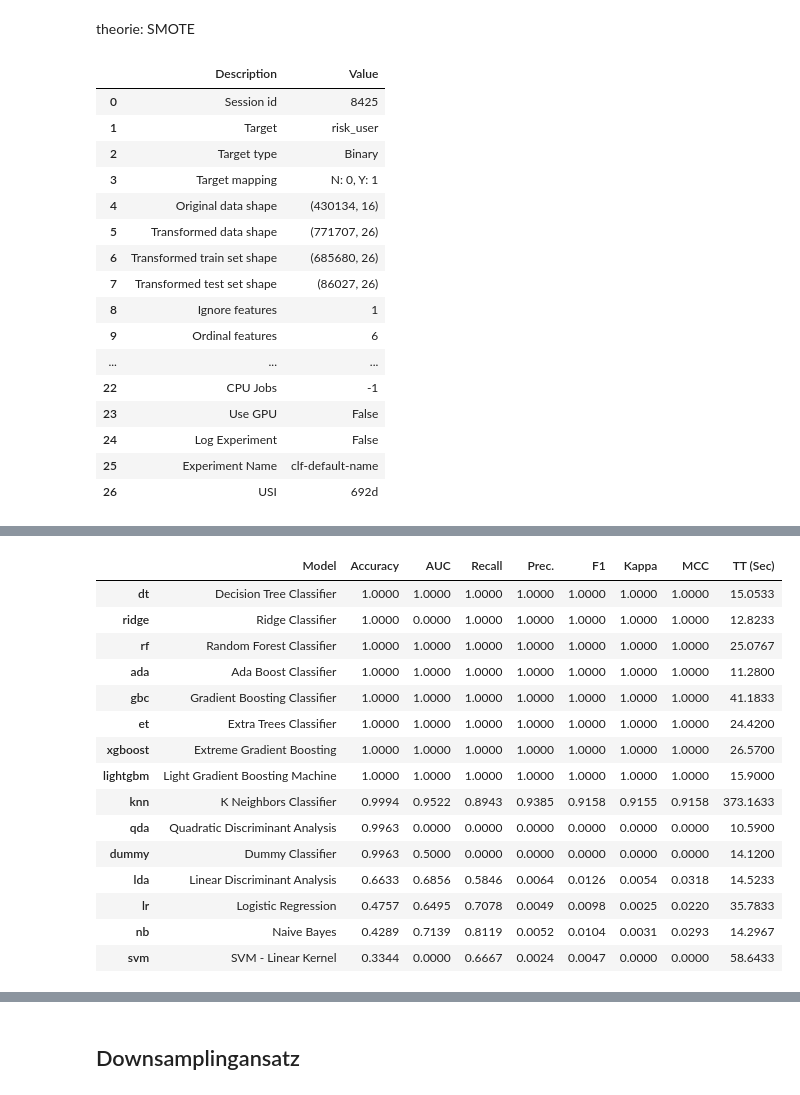
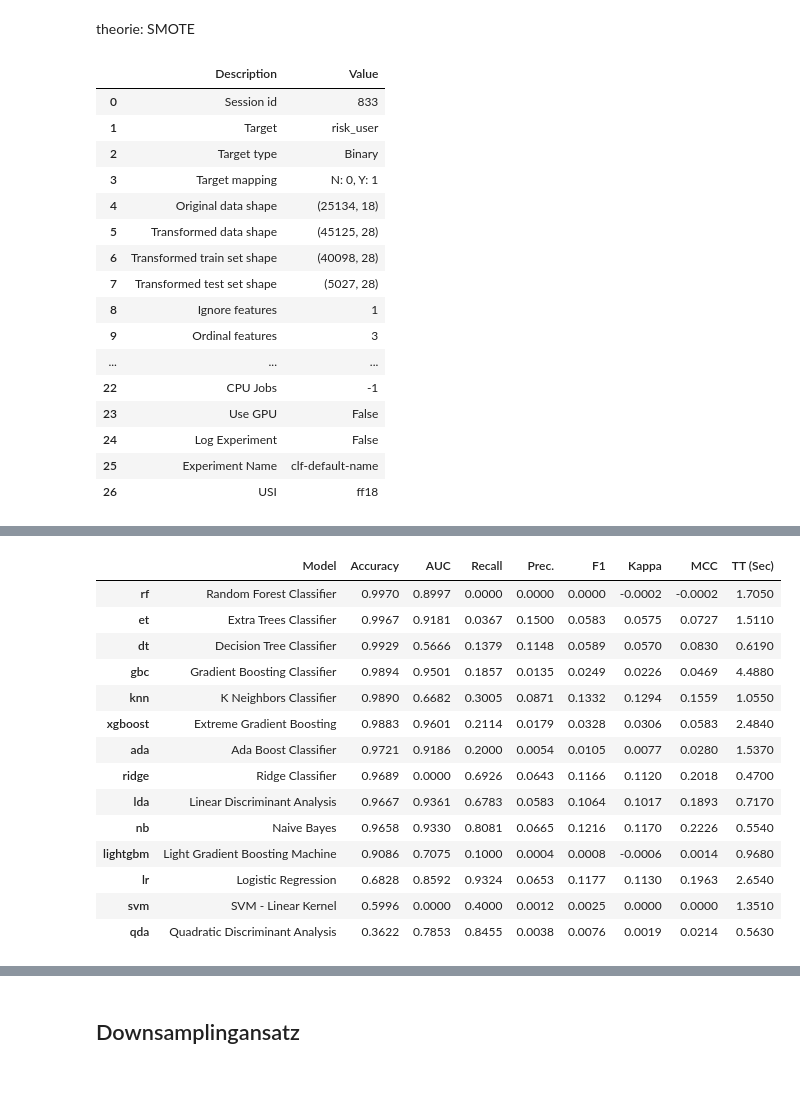
Before and after one commit to yassdenn/cca, a Jupyter notebook: MAIN.ipynb, the cells around one changed output, grey strips where cells are left out. Saved outputs shown, nothing was run; the diff lists cells and outputs as text; code cells hidden in the pictures.

```diff
--- a/MAIN.ipynb
+++ b/MAIN.ipynb
@@ -413,47 +327,47 @@ theorie: Cross validierung, weil es hier verwendet wird
 # %% [markdown]
 theorie: SMOTE
 # %%
-stp = pycaret.classification.setup(data = training_data, target = 'risk_user', train_size = 0.8,
+
+stp = pycaret.classification.setup(data = cca_unique_id, target = 'risk_user', train_size = 0.8,
             categorical_features = ['gender','owning_car','children_amt', 'owning_property', 'education_level',
-                                    'marital_status', 'housing_type','owning_work_phone',
-                                    'owning_phone','owning_email','job', 'payment_status'], fold_strategy = 'kfold',
-            fix_imbalance = True, fix_imbalance_method = imblearn.over_sampling.SMOTE(), fold = 3,
+                                    'marital_status', 'housing_type',
+                                    'job'], fold_strategy = 'kfold',
+            fix_imbalance = True, fix_imbalance_method = imblearn.over_sampling.SMOTE(), fold = 10,
             ignore_features = ['applicant_ID'])
 # %% [output]
 |  | Description | Value |
-| 0 | Session id | 8425 |
+| 0 | Session id | 833 |
 | 1 | Target | risk_user |
 | 2 | Target type | Binary |
 | 3 | Target mapping | N: 0, Y: 1 |
-| 4 | Original data shape | (430134, 16) |
-| 5 | Transformed data shape | (771707, 26) |
-| 6 | Transformed train set shape | (685680, 26) |
-| 7 | Transformed test set shape | (86027, 26) |
+| 4 | Original data shape | (25134, 18) |
+| 5 | Transformed data shape | (45125, 28) |
+| 6 | Transformed train set shape | (40098, 28) |
+| 7 | Transformed test set shape | (5027, 28) |
 | 8 | Ignore features | 1 |
-| 9 | Ordinal features | 6 |
+| 9 | Ordinal features | 3 |
 | ... | ... | ... |
 | 22 | CPU Jobs | -1 |
 | 23 | Use GPU | False |
 | 24 | Log Experiment | False |
 | 25 | Experiment Name | clf-default-name |
-| 26 | USI | 692d |
+| 26 | USI | ff18 |
 # %%
-best_model_with_oversampling = compare_models()
+best_model_with_oversampling = compare_models(exclude= 'dummy')
 # %% [output]
 [interactive output not drawn]
 |  | Model | Accuracy | AUC | Recall | Prec. | F1 | Kappa | MCC | TT (Sec) |
-| dt | Decision Tree Classifier | 1.0000 | 1.0000 | 1.0000 | 1.0000 | 1.0000 | 1.0000 | 1.0000 | 15.0533 |
-| ridge | Ridge Classifier | 1.0000 | 0.0000 | 1.0000 | 1.0000 | 1.0000 | 1.0000 | 1.0000 | 12.8233 |
-| rf | Random Forest Classifier | 1.0000 | 1.0000 | 1.0000 | 1.0000 | 1.0000 | 1.0000 | 1.0000 | 25.0767 |
-| ada | Ada Boost Classifier | 1.0000 | 1.0000 | 1.0000 | 1.0000 | 1.0000 | 1.0000 | 1.0000 | 11.2800 |
-| gbc | Gradient Boosting Classifier | 1.0000 | 1.0000 | 1.0000 | 1.0000 | 1.0000 | 1.0000 | 1.0000 | 41.1833 |
-| et | Extra Trees Classifier | 1.0000 | 1.0000 | 1.0000 | 1.0000 | 1.0000 | 1.0000 | 1.0000 | 24.4200 |
-| xgboost | Extreme Gradient Boosting | 1.0000 | 1.0000 | 1.0000 | 1.0000 | 1.0000 | 1.0000 | 1.0000 | 26.5700 |
-| lightgbm | Light Gradient Boosting Machine | 1.0000 | 1.0000 | 1.0000 | 1.0000 | 1.0000 | 1.0000 | 1.0000 | 15.9000 |
-| knn | K Neighbors Classifier | 0.9994 | 0.9522 | 0.8943 | 0.9385 | 0.9158 | 0.9155 | 0.9158 | 373.1633 |
-| qda | Quadratic Discriminant Analysis | 0.9963 | 0.0000 | 0.0000 | 0.0000 | 0.0000 | 0.0000 | 0.0000 | 10.5900 |
-| dummy | Dummy Classifier | 0.9963 | 0.5000 | 0.0000 | 0.0000 | 0.0000 | 0.0000 | 0.0000 | 14.1200 |
-| lda | Linear Discriminant Analysis | 0.6633 | 0.6856 | 0.5846 | 0.0064 | 0.0126 | 0.0054 | 0.0318 | 14.5233 |
-| lr | Logistic Regression | 0.4757 | 0.6495 | 0.7078 | 0.0049 | 0.0098 | 0.0025 | 0.0220 | 35.7833 |
-| nb | Naive Bayes | 0.4289 | 0.7139 | 0.8119 | 0.0052 | 0.0104 | 0.0031 | 0.0293 | 14.2967 |
-| svm | SVM - Linear Kernel | 0.3344 | 0.0000 | 0.6667 | 0.0024 | 0.0047 | 0.0000 | 0.0000 | 58.6433 |
+| rf | Random Forest Classifier | 0.9970 | 0.8997 | 0.0000 | 0.0000 | 0.0000 | -0.0002 | -0.0002 | 1.7050 |
+| et | Extra Trees Classifier | 0.9967 | 0.9181 | 0.0367 | 0.1500 | 0.0583 | 0.0575 | 0.0727 | 1.5110 |
+| dt | Decision Tree Classifier | 0.9929 | 0.5666 | 0.1379 | 0.1148 | 0.0589 | 0.0570 | 0.0830 | 0.6190 |
+| gbc | Gradient Boosting Classifier | 0.9894 | 0.9501 | 0.1857 | 0.0135 | 0.0249 | 0.0226 | 0.0469 | 4.4880 |
+| knn | K Neighbors Classifier | 0.9890 | 0.6682 | 0.3005 | 0.0871 | 0.1332 | 0.1294 | 0.1559 | 1.0550 |
+| xgboost | Extreme Gradient Boosting | 0.9883 | 0.9601 | 0.2114 | 0.0179 | 0.0328 | 0.0306 | 0.0583 | 2.4840 |
+| ada | Ada Boost Classifier | 0.9721 | 0.9186 | 0.2000 | 0.0054 | 0.0105 | 0.0077 | 0.0280 | 1.5370 |
+| ridge | Ridge Classifier | 0.9689 | 0.0000 | 0.6926 | 0.0643 | 0.1166 | 0.1120 | 0.2018 | 0.4700 |
+| lda | Linear Discriminant Analysis | 0.9667 | 0.9361 | 0.6783 | 0.0583 | 0.1064 | 0.1017 | 0.1893 | 0.7170 |
+| nb | Naive Bayes | 0.9658 | 0.9330 | 0.8081 | 0.0665 | 0.1216 | 0.1170 | 0.2226 | 0.5540 |
+| lightgbm | Light Gradient Boosting Machine | 0.9086 | 0.7075 | 0.1000 | 0.0004 | 0.0008 | -0.0006 | 0.0014 | 0.9680 |
+| lr | Logistic Regression | 0.6828 | 0.8592 | 0.9324 | 0.0653 | 0.1177 | 0.1130 | 0.1963 | 2.6540 |
+| svm | SVM - Linear Kernel | 0.5996 | 0.0000 | 0.4000 | 0.0012 | 0.0025 | 0.0000 | 0.0000 | 1.3510 |
+| qda | Quadratic Discriminant Analysis | 0.3622 | 0.7853 | 0.8455 | 0.0038 | 0.0076 | 0.0019 | 0.0214 | 0.5630 |
```
Also changed, not shown: parts of 22 cells of this notebook, 1 other file.
